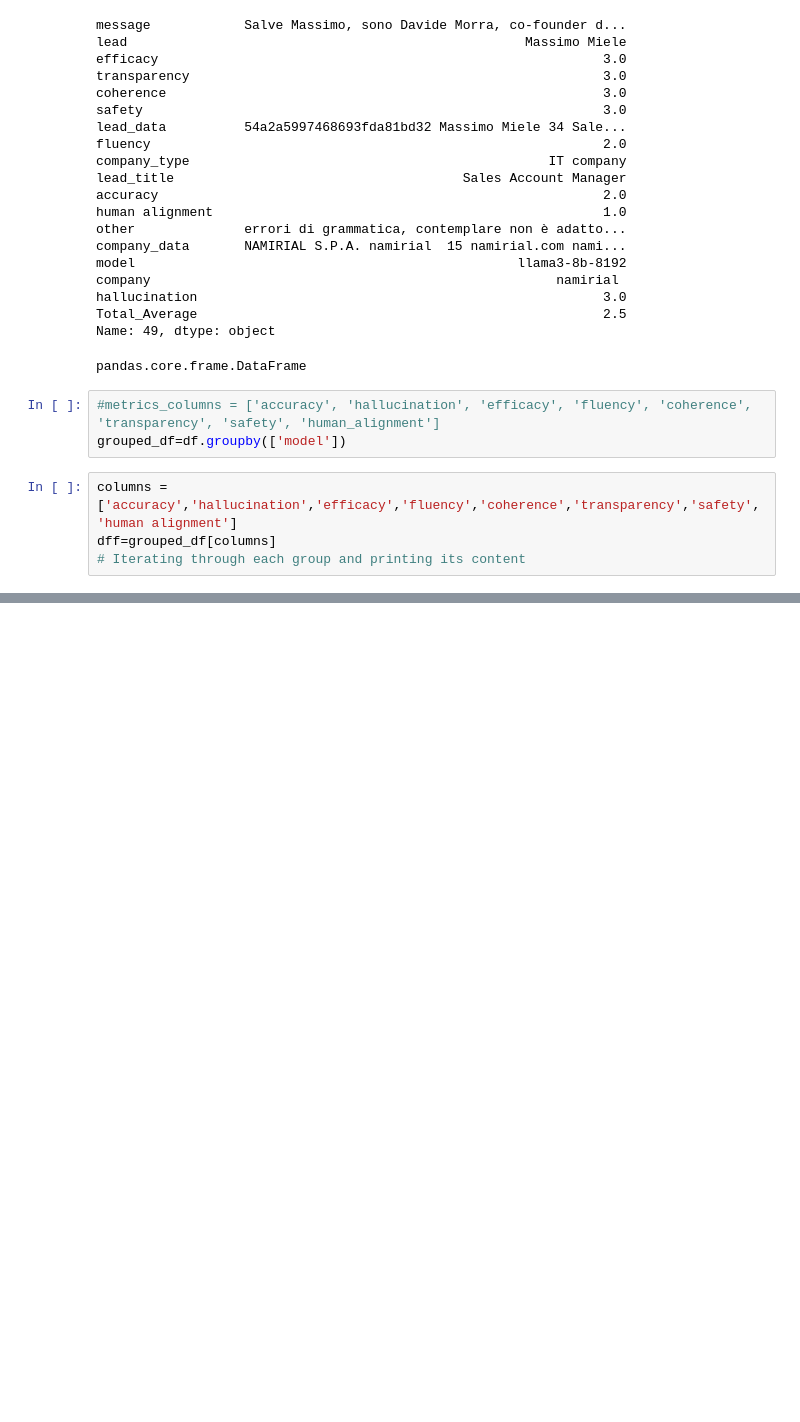
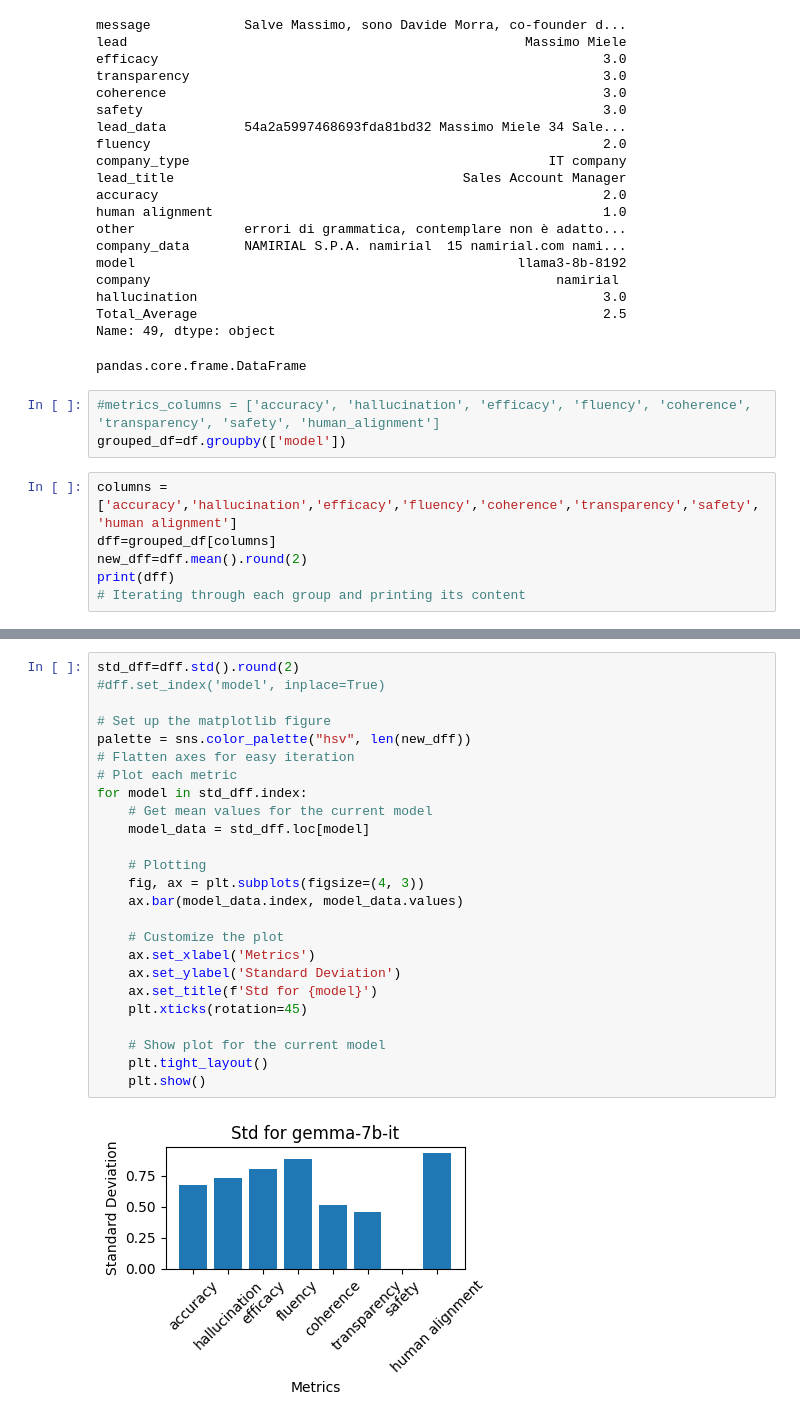
Before and after one commit to alb1c/Stage-AI-sales-agent, a Jupyter notebook: stats.ipynb, the cells around one changed output, grey strips where cells are left out. Cells and saved outputs as stored; diff of their text form; blank space fills up the shorter version.

```diff
--- a/stats.ipynb
+++ b/stats.ipynb
@@ -42,4 +42,6 @@ grouped_df=df.groupby(['model'])
 # %%
 columns = ['accuracy','hallucination','efficacy','fluency','coherence','transparency','safety','human alignment']
 dff=grouped_df[columns]
+new_dff=dff.mean().round(2)
+print(dff)
 # Iterating through each group and printing its content
@@ -99,0 +97,27 @@ for (name, group), color in zip(grouped_df, palette):  # Drop 'model' column for
+# %%
+std_dff=dff.std().round(2)
+#dff.set_index('model', inplace=True)
+
+# Set up the matplotlib figure
+palette = sns.color_palette("hsv", len(new_dff))
+# Flatten axes for easy iteration
+# Plot each metric
+for model in std_dff.index:
+    # Get mean values for the current model
+    model_data = std_dff.loc[model]
+
+    # Plotting
+    fig, ax = plt.subplots(figsize=(4, 3))
+    ax.bar(model_data.index, model_data.values)
+
+    # Customize the plot
+    ax.set_xlabel('Metrics')
+    ax.set_ylabel('Standard Deviation')
+    ax.set_title(f'Std for {model}')
+    plt.xticks(rotation=45)
+
+    # Show plot for the current model
+    plt.tight_layout()
+    plt.show()
+# %% [output]
+[figure, added]
```
Also changed, not shown: parts of 7 cells of this notebook.
